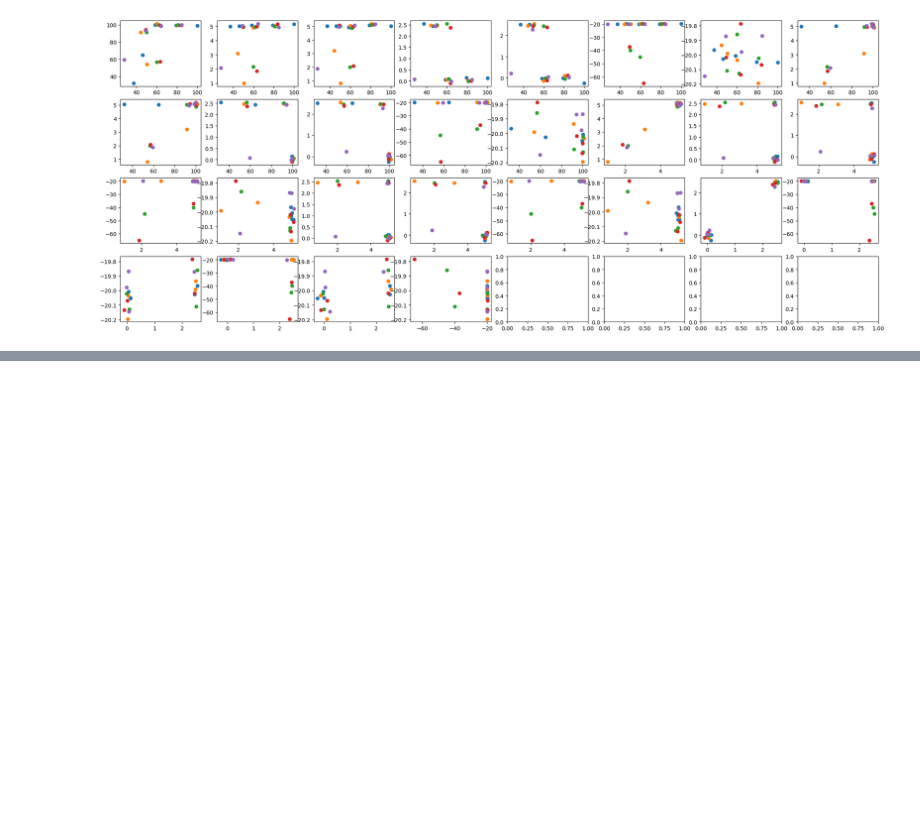
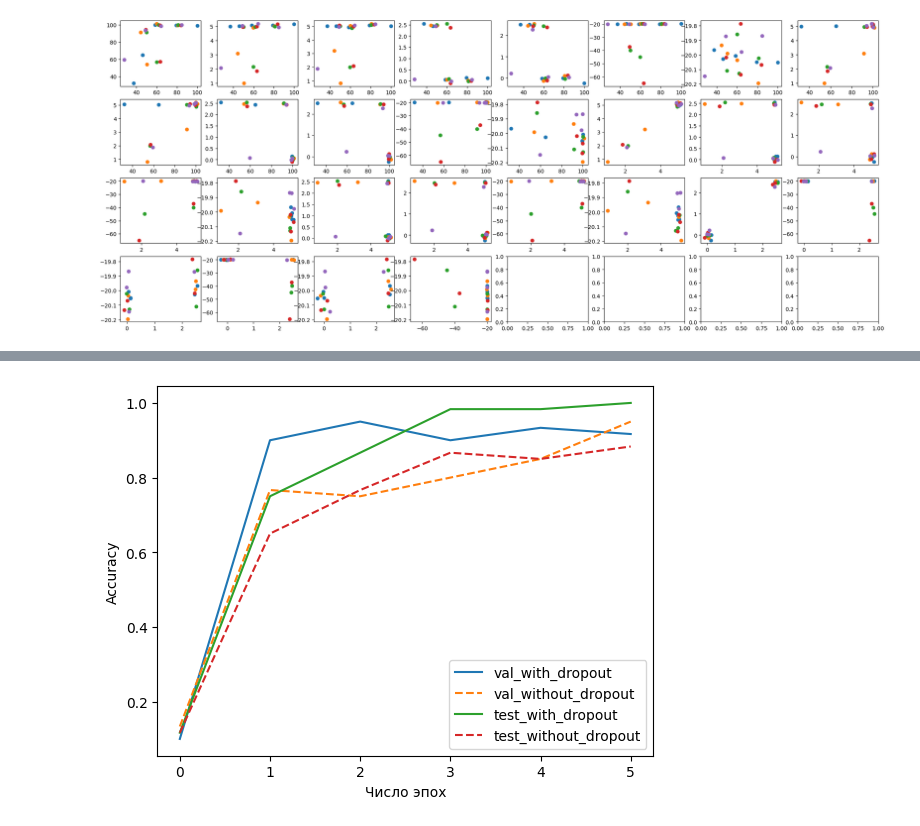
Before and after one commit to amacomm/InelSystem, a Jupyter notebook: Lab2/main.ipynb, the cells around one changed output, grey strips where cells are left out. Saved outputs shown, nothing was run; the diff lists cells and outputs as text; code cells hidden in the pictures; blank space fills up the shorter version.

```diff
--- a/Lab2/main.ipynb
+++ b/Lab2/main.ipynb
@@ -250,3 +237,13 @@ for i in train_data:
+# %%
+plt.plot(out[1][::999], label="val_with_dropout")
+plt.plot(o_l[1][:5000:999], label="val_without_dropout", linestyle='dashed')
+plt.plot(out[3][::999], label="test_with_dropout")
+plt.plot(o_l[3][:5000:999], label="test_without_dropout", linestyle='dashed')
+plt.xlabel('Число эпох')
+plt.ylabel('Accuracy')
+plt.legend();
+# %% [output]
+[figure, added]
 # %%
 labels = list()
 pred = list()
```
Also changed, not shown: parts of 14 cells of this notebook, 4 other files.
